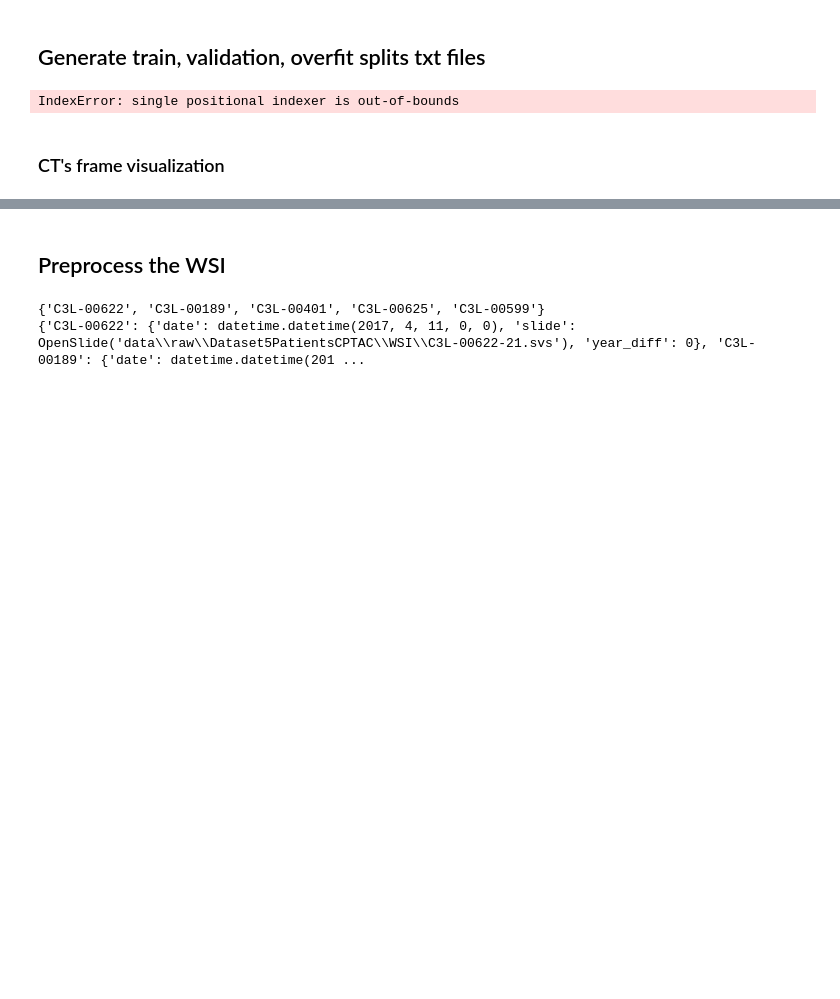
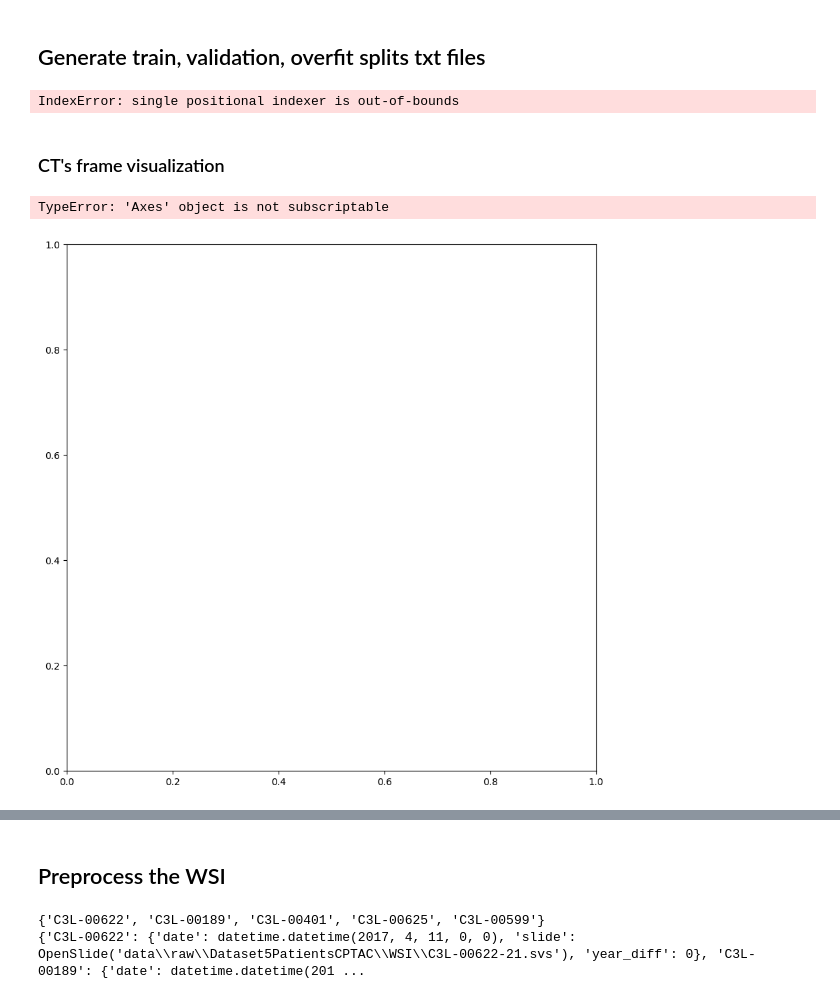
Before and after one commit to PietroCaforio/research-biocv-proj, a Jupyter notebook: preprocessing.ipynb, the cells around one changed output, grey strips where cells are left out. Drawn from its saved outputs; the diff is of its cells as text; code cells hidden in the pictures; blank space fills up the shorter version.

```diff
--- a/preprocessing.ipynb
+++ b/preprocessing.ipynb
@@ -482,4 +482,57 @@ with open("data/sampled_patients.txt","r") as file, open("data/processed/train.t
 IndexError: single positional indexer is out-of-bounds
 # %% [markdown]
 ### CT's frame visualization
+# %%
+import os
+import math
+data_path = "./data/processed_CPTACUCEC_3D_pad/CT"
+
+folders = [f for f in os.listdir(data_path) ]
+folders_iterator = iter(folders)
+# %%
+
+folder = next(folders_iterator)
+volumes = []
+
+volumes = [{"volume":np.load(os.path.join(data_path,folder,f)), "patient_id": folder} for f in os.listdir(os.path.join(data_path,folder)) ]
+
+# Compute the number of columns and rows to make the grid roughly square
+cols = math.ceil(math.sqrt(len(volumes)))  # Number of columns
+rows = math.ceil(len(volumes) / cols)      # Number of rows
+
+# Create subplots with dynamic grid size
+fig, axes = plt.subplots(rows, cols, figsize=(10, 10))
+
+if len(volumes) > 1:
+    # Flatten the axes array for easy indexing
+    axes = axes.flatten()
+else:
+    axes = [axes]
+
+# Iterate over the images and axes to plot them
+for i, volume in enumerate(volumes):
+    axes[i].imshow(volume["volume"][80,:,:], cmap="gray")
+    axes[i].axis('off')  # Hide the axes
+    axes[i].set_title(i, fontsize=12, pad=10)
+
+# If there are any extra subplots (if grid is larger than the number of images), hide them
+for i in range(len(volumes), rows * cols):
+    axes[i].axis('off')
+
+# Add a thicker grid around each image (linewidth)
+for ax in axes:
+    for spine in ax.spines.values():
+        spine.set_edgecolor('black')  # Set edge color
+        spine.set_linewidth(3)  # Set edge width (thicker)
+
+print(folder)
+# Show the plot
+plt.tight_layout()
+plt.show()
+
+
+#plt.imshow(vol[80,:,:], cmap='gray')
+# %% [output]
+TypeError: 'Axes' object is not subscriptable
+[figure, added]
 # %%
```
Also changed, not shown: parts of 1 cell of this notebook, 3 other files.
